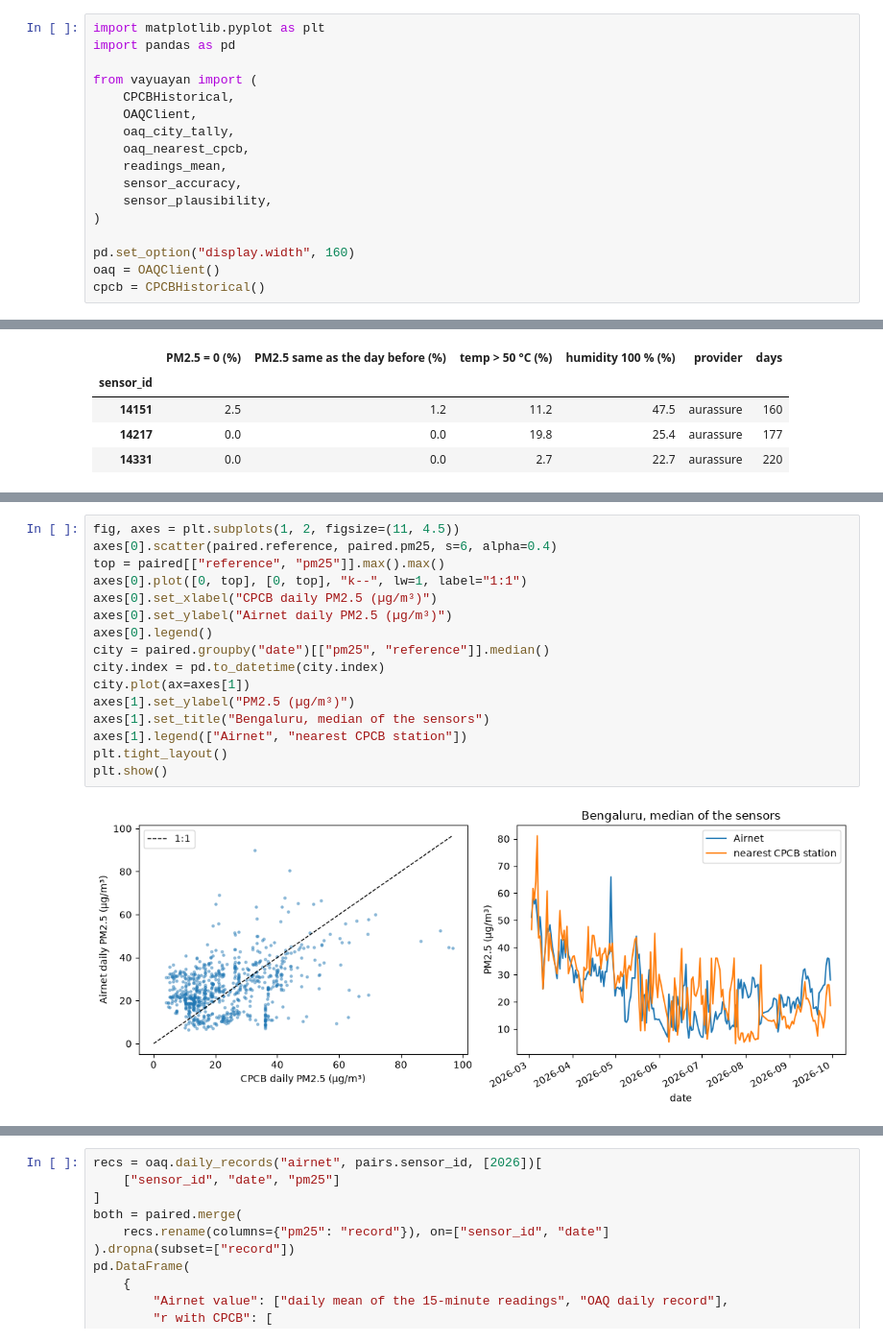
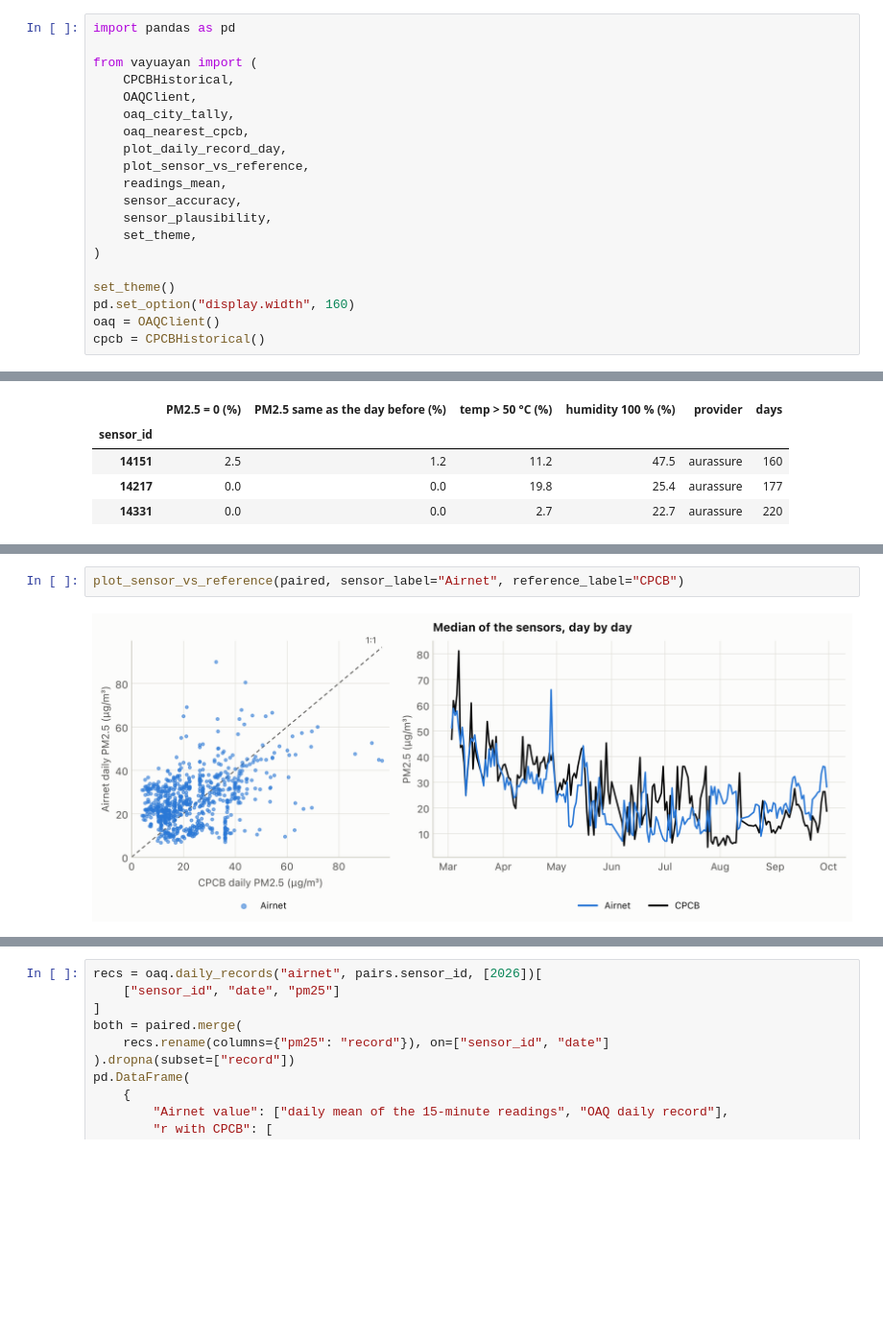
Before and after one commit to saketlab/vayuayan, a Jupyter notebook: python/docs/notebooks/05_oaq_sensors_vs_cpcb.ipynb, the cells around one changed output, grey strips where cells are left out. Shown at 96% size. Cells and saved outputs as stored; diff of their text form; blank space fills up the shorter version.

```diff
--- a/python/docs/notebooks/05_oaq_sensors_vs_cpcb.ipynb
+++ b/python/docs/notebooks/05_oaq_sensors_vs_cpcb.ipynb
@@ -12,5 +12,4 @@ Each statement has its table or plot before it. For a full quality assessment of
 # %%
-import matplotlib.pyplot as plt
 import pandas as pd
 
 from vayuayan import (
@@ -18,11 +17,15 @@ from vayuayan import (
     OAQClient,
     oaq_city_tally,
     oaq_nearest_cpcb,
+    plot_daily_record_day,
+    plot_sensor_vs_reference,
     readings_mean,
     sensor_accuracy,
     sensor_plausibility,
+    set_theme,
 )
 
+set_theme()
 pd.set_option("display.width", 160)
 oaq = OAQClient()
 cpcb = CPCBHistorical()
@@ -250,21 +259,7 @@ sensor_accuracy(paired).merge(
 | 9 | 12107 | 36 | 0.90 | 7.23 | 0.68 | 6.43 | 41.85 | True | False | False | ... |
 | 10 | 12194 | 30 | 1.23 | 6.81 | 0.65 | 10.74 | 74.23 | True | False | False | ... |
 # %%
-fig, axes = plt.subplots(1, 2, figsize=(11, 4.5))
-axes[0].scatter(paired.reference, paired.pm25, s=6, alpha=0.4)
-top = paired[["reference", "pm25"]].max().max()
-axes[0].plot([0, top], [0, top], "k--", lw=1, label="1:1")
-axes[0].set_xlabel("CPCB daily PM2.5 (µg/m³)")
-axes[0].set_ylabel("Airnet daily PM2.5 (µg/m³)")
-axes[0].legend()
-city = paired.groupby("date")[["pm25", "reference"]].median()
-city.index = pd.to_datetime(city.index)
-city.plot(ax=axes[1])
-axes[1].set_ylabel("PM2.5 (µg/m³)")
-axes[1].set_title("Bengaluru, median of the sensors")
-axes[1].legend(["Airnet", "nearest CPCB station"])
-plt.tight_layout()
-plt.show()
+plot_sensor_vs_reference(paired, sensor_label="Airnet", reference_label="CPCB")
 # %% [output]
-[figure, old version]
+[figure, new version]
 # %% [markdown]
```
Also changed, not shown: parts of 16 cells of this notebook, 54 other files.
